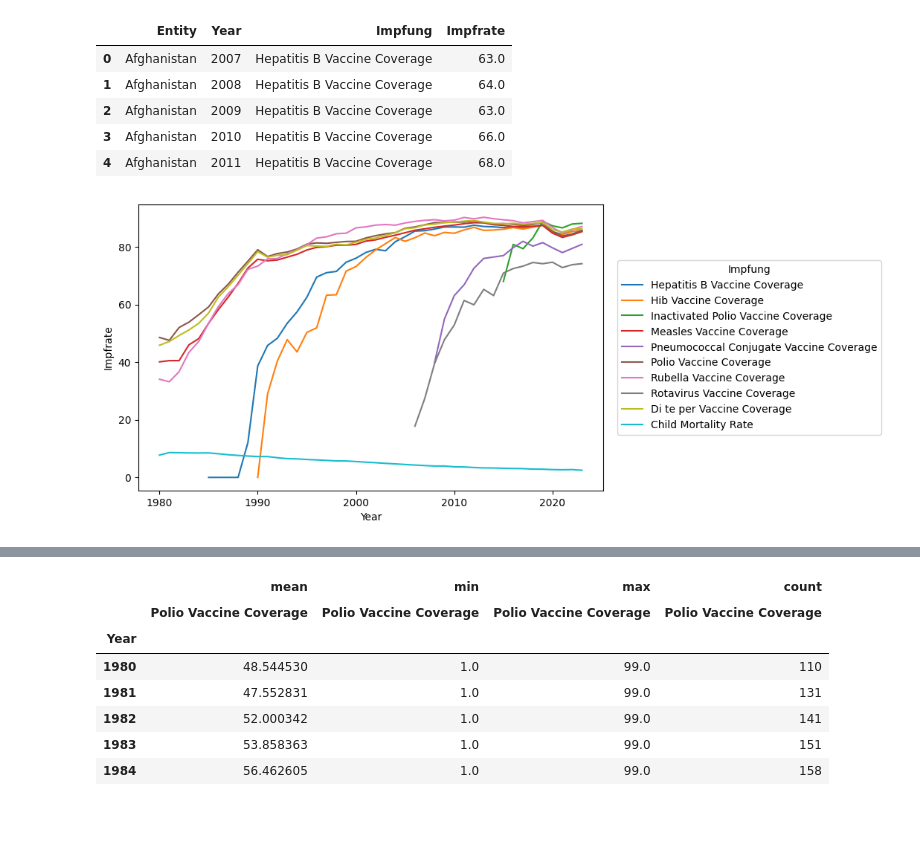
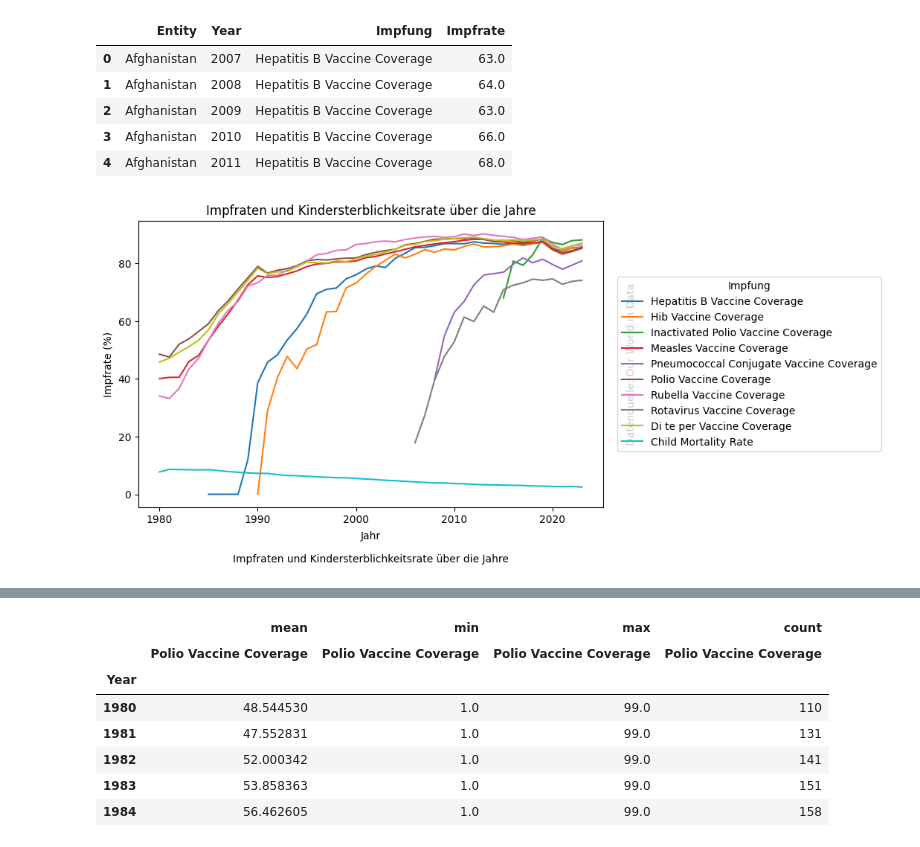
Before and after one commit to gandlea/LN-2-HS2025, a Jupyter notebook: Leistungsnachweis.ipynb, the cells around one changed output, grey strips where cells are left out. Cells and saved outputs as stored; diff of their text form; code cells hidden in the pictures; blank space fills up the shorter version.

```diff
--- a/Leistungsnachweis.ipynb
+++ b/Leistungsnachweis.ipynb
@@ -73,17 +76,25 @@ df_melted.head()
 # %%
 import seaborn as sns
 import matplotlib.pyplot as plt
 
 fig, ax = plt.subplots(figsize=(10, 5))  # <-- hier Breite/Höhe einstellen
 
 sns.lineplot(data=df_melted, x="Year", y="Impfrate", hue="Impfung", errorbar=None, ax=ax)
 
 ax.legend(title="Impfung", loc="center left", bbox_to_anchor=(1.02, 0.5))
 
 fig.subplots_adjust(right=0.75)  # <-- macht Platz für die Legende rechts
+plt.ylabel("Impfrate (%)")
+plt.xlabel(None)
+plt.title("Impfraten und Kindersterblichkeitsrate über die Jahre")
+plt.text(0.5, -0.1, "Jahr", ha='center', va='center', transform=ax.transAxes)
+plt.text(1.05, 0.5, "Datenquelle: Our World in Data", ha='left', va='center', rotation=90, transform=ax.transAxes)
+plt.text(0.5, -0.2, "Impfraten und Kindersterblichkeitsrate über die Jahre", ha='center', va='bottom', transform=ax.transAxes)
+
+
 plt.show()
 # %% [output]
-[figure, old version]
+[figure, new version]
 # %%
 df_pivot_polio = rename_df.pivot(index='Entity', columns="Year", values= 'Polio Vaccine Coverage')
 df_pivot_polio.head()
```
Also changed, not shown: parts of 3 cells of this notebook.
